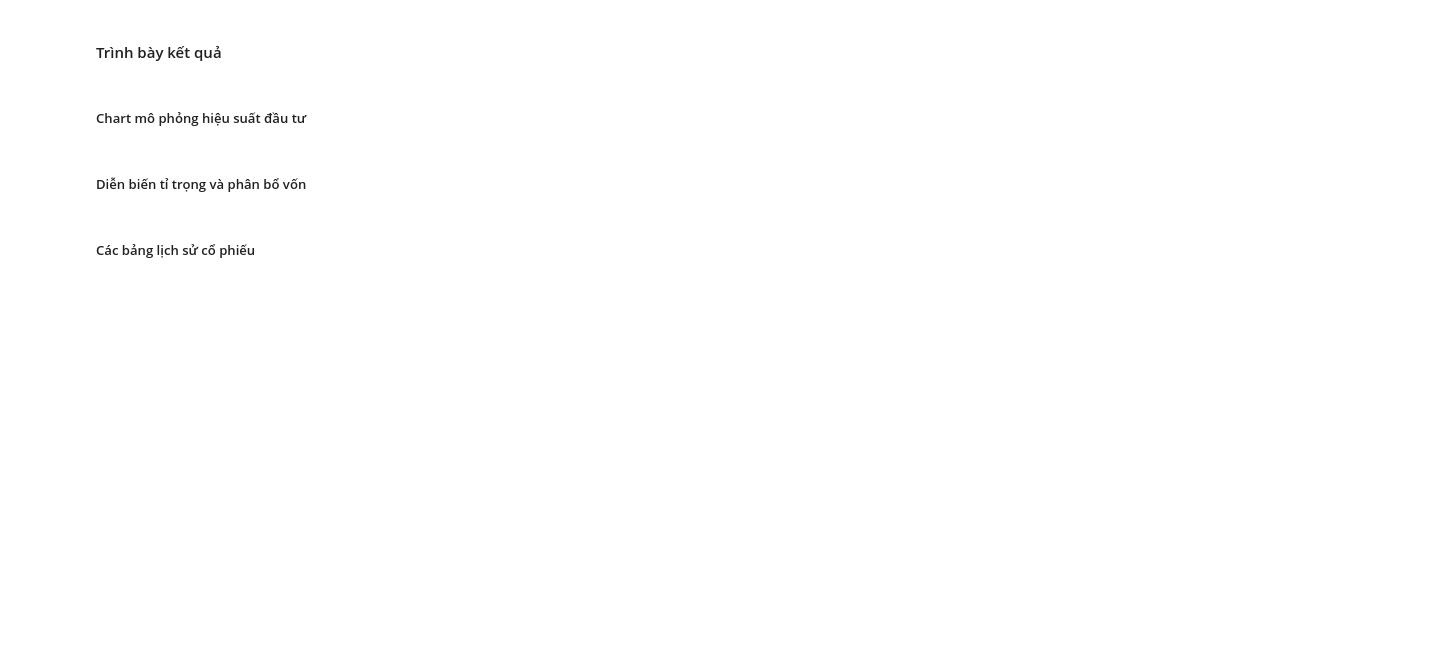
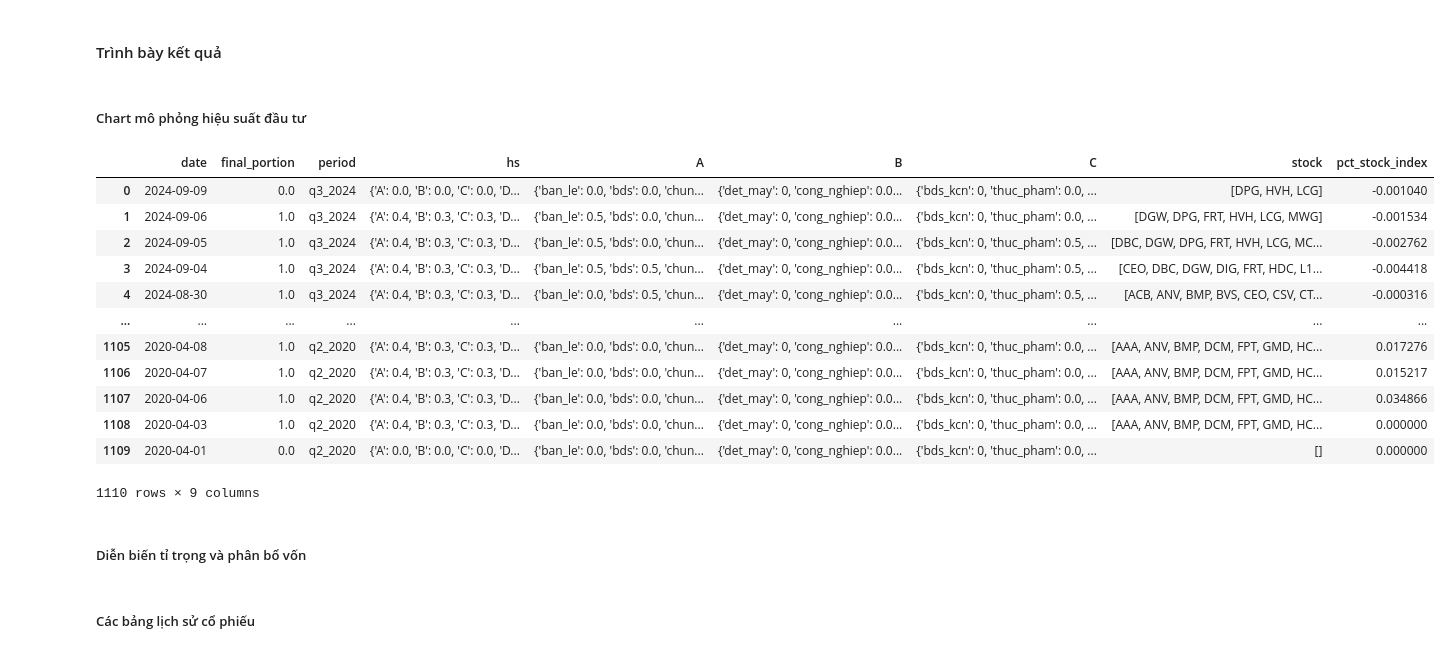
Before and after one commit to twan507/t2m-pycode, a Jupyter notebook: capital_allocation/capital-allocation.ipynb, the cells around one changed output. Saved outputs shown, nothing was run; the diff lists cells and outputs as text; code cells hidden in the pictures; blank space fills up the shorter version.

```diff
--- a/capital_allocation/capital-allocation.ipynb
+++ b/capital_allocation/capital-allocation.ipynb
@@ -1032,16 +1032,16 @@ def calculate_ms(ms_df):
     index_ms['60p_shift2'] = index_ms['trend_60p'].shift(-2)
 
     #Check điểm mua
-    index_ms['5p_upcheck1'] = index_ms.apply(lambda x: 1 if (x['trend_5p'] - x['5p_shift1']) >= 0 else 0, axis = 1)
-    index_ms['5p_upcheck4'] = index_ms.apply(lambda x: 1 if (x['trend_5p'] - x['5p_shift4']) >= 0 else 0, axis = 1)
+    index_ms['5p_upcheck1'] = index_ms.apply(lambda x: 1 if (round(x['trend_5p'], 2) - round(x['5p_shift1'], 2)) >= 0 else 0, axis = 1)
+    index_ms['5p_upcheck4'] = index_ms.apply(lambda x: 1 if (round(x['trend_5p'], 2) - round(x['5p_shift4'], 2)) >= 0 else 0, axis = 1)
     index_ms['5p_upcheck'] = index_ms.apply(lambda x: 1 if (x['5p_upcheck1'] == 1) & (x['5p_upcheck4'] == 1) else 0, axis = 1)
 
-    index_ms['20p_upcheck1'] = index_ms.apply(lambda x: 1 if (x['trend_20p'] - x['20p_shift1']) >= 0 else 0, axis = 1)
-    index_ms['20p_upcheck4'] = index_ms.apply(lambda x: 1 if (x['trend_20p'] - x['20p_shift4']) >= 0 else 0, axis = 1)
+    index_ms['20p_upcheck1'] = index_ms.apply(lambda x: 1 if (round(x['trend_20p'], 2) - round(x['20p_shift1'], 2)) >= 0 else 0, axis = 1)
+    index_ms['20p_upcheck4'] = index_ms.apply(lambda x: 1 if (round(x['trend_20p'], 2) - round(x['20p_shift4'], 2)) >= 0 else 0, axis = 1)
     index_ms['20p_upcheck'] = index_ms.apply(lambda x: 1 if (x['20p_upcheck1'] == 1) & (x['20p_upcheck4'] == 1) else 0, axis = 1)
 
-    index_ms['60p_upcheck1'] = index_ms.apply(lambda x: 1 if (x['trend_60p'] - x['60p_shift1']) >= 0 else 0, axis = 1)
-    index_ms['60p_upcheck2'] = index_ms.apply(lambda x: 1 if (x['trend_60p'] - x['60p_shift2']) >= 0 else 0, axis = 1)
+    index_ms['60p_upcheck1'] = index_ms.apply(lambda x: 1 if (round(x['trend_60p'], 2) - round(x['60p_shift1'], 2)) >= 0 else 0, axis = 1)
+    index_ms['60p_upcheck2'] = index_ms.apply(lambda x: 1 if (round(x['trend_60p'], 2) - round(x['60p_shift2'], 2)) >= 0 else 0, axis = 1)
     index_ms['60p_upcheck'] = index_ms.apply(lambda x: 1 if (x['60p_upcheck1'] == 1) & (x['60p_upcheck2'] == 1) else 0, axis = 1)
 
     index_ms['up_check'] = index_ms.apply(lambda x: 1 if (x['5p_upcheck'] == 1) & (x['20p_upcheck'] == 1) & (x['60p_upcheck'] == 1) &
@@ -1807,6 +1786,22 @@ def calculate_stock_profit(df, money_column, pct_column):
     for i in range(len(df_copy) - 2, -1, -1):
         df_copy.loc[i, money_column] = df_copy[money_column].iloc[i+1] + df_copy[money_column].iloc[i+1]*df_copy[pct_column].iloc[i]
     return df_copy
+# %%
+stock_backtest_df
+# %% [output]
+|  | date | final_portion | period | hs | A | B | C | stock | pct_stock_index |
+| 0 | 2024-09-09 | 0.0 | q3_2024 | {'A': 0.0, 'B': 0.0, 'C': 0.0, 'D... | {'ban_le': 0.0, 'bds': 0.0, 'chun... | {'det_may': 0, 'cong_nghiep': 0.0... | {'bds_kcn': 0, 'thuc_pham': 0.0, ... | [DPG, HVH, LCG] | -0.001040 |
+| 1 | 2024-09-06 | 1.0 | q3_2024 | {'A': 0.4, 'B': 0.3, 'C': 0.3, 'D... | {'ban_le': 0.5, 'bds': 0.0, 'chun... | {'det_may': 0, 'cong_nghiep': 0.0... | {'bds_kcn': 0, 'thuc_pham': 0.0, ... | [DGW, DPG, FRT, HVH, LCG, MWG] | -0.001534 |
+| 2 | 2024-09-05 | 1.0 | q3_2024 | {'A': 0.4, 'B': 0.3, 'C': 0.3, 'D... | {'ban_le': 0.5, 'bds': 0.0, 'chun... | {'det_may': 0, 'cong_nghiep': 0.0... | {'bds_kcn': 0, 'thuc_pham': 0.5, ... | [DBC, DGW, DPG, FRT, HVH, LCG, MC... | -0.002762 |
+| 3 | 2024-09-04 | 1.0 | q3_2024 | {'A': 0.4, 'B': 0.3, 'C': 0.3, 'D... | {'ban_le': 0.5, 'bds': 0.5, 'chun... | {'det_may': 0, 'cong_nghiep': 0.0... | {'bds_kcn': 0, 'thuc_pham': 0.5, ... | [CEO, DBC, DGW, DIG, FRT, HDC, L1... | -0.004418 |
+| 4 | 2024-08-30 | 1.0 | q3_2024 | {'A': 0.4, 'B': 0.3, 'C': 0.3, 'D... | {'ban_le': 0.0, 'bds': 0.5, 'chun... | {'det_may': 0, 'cong_nghiep': 0.0... | {'bds_kcn': 0, 'thuc_pham': 0.5, ... | [ACB, ANV, BMP, BVS, CEO, CSV, CT... | -0.000316 |
+| ... | ... | ... | ... | ... | ... | ... | ... | ... | ... |
+| 1105 | 2020-04-08 | 1.0 | q2_2020 | {'A': 0.4, 'B': 0.3, 'C': 0.3, 'D... | {'ban_le': 0.0, 'bds': 0.0, 'chun... | {'det_may': 0, 'cong_nghiep': 0.0... | {'bds_kcn': 0, 'thuc_pham': 0.0, ... | [AAA, ANV, BMP, DCM, FPT, GMD, HC... | 0.017276 |
+| 1106 | 2020-04-07 | 1.0 | q2_2020 | {'A': 0.4, 'B': 0.3, 'C': 0.3, 'D... | {'ban_le': 0.0, 'bds': 0.0, 'chun... | {'det_may': 0, 'cong_nghiep': 0.0... | {'bds_kcn': 0, 'thuc_pham': 0.0, ... | [AAA, ANV, BMP, DCM, FPT, GMD, HC... | 0.015217 |
+| 1107 | 2020-04-06 | 1.0 | q2_2020 | {'A': 0.4, 'B': 0.3, 'C': 0.3, 'D... | {'ban_le': 0.0, 'bds': 0.0, 'chun... | {'det_may': 0, 'cong_nghiep': 0.0... | {'bds_kcn': 0, 'thuc_pham': 0.0, ... | [AAA, ANV, BMP, DCM, FPT, GMD, HC... | 0.034866 |
+| 1108 | 2020-04-03 | 1.0 | q2_2020 | {'A': 0.4, 'B': 0.3, 'C': 0.3, 'D... | {'ban_le': 0.0, 'bds': 0.0, 'chun... | {'det_may': 0, 'cong_nghiep': 0.0... | {'bds_kcn': 0, 'thuc_pham': 0.0, ... | [AAA, ANV, BMP, DCM, FPT, GMD, HC... | 0.000000 |
+| 1109 | 2020-04-01 | 0.0 | q2_2020 | {'A': 0.0, 'B': 0.0, 'C': 0.0, 'D... | {'ban_le': 0.0, 'bds': 0.0, 'chun... | {'det_may': 0, 'cong_nghiep': 0.0... | {'bds_kcn': 0, 'thuc_pham': 0.0, ... | [] | 0.000000 |
+1110 rows × 9 columns
 # %%
 auto_invest_perform_df = date_series.copy()
 
```
Also changed, not shown: parts of 9 cells of this notebook, 11 other files.
